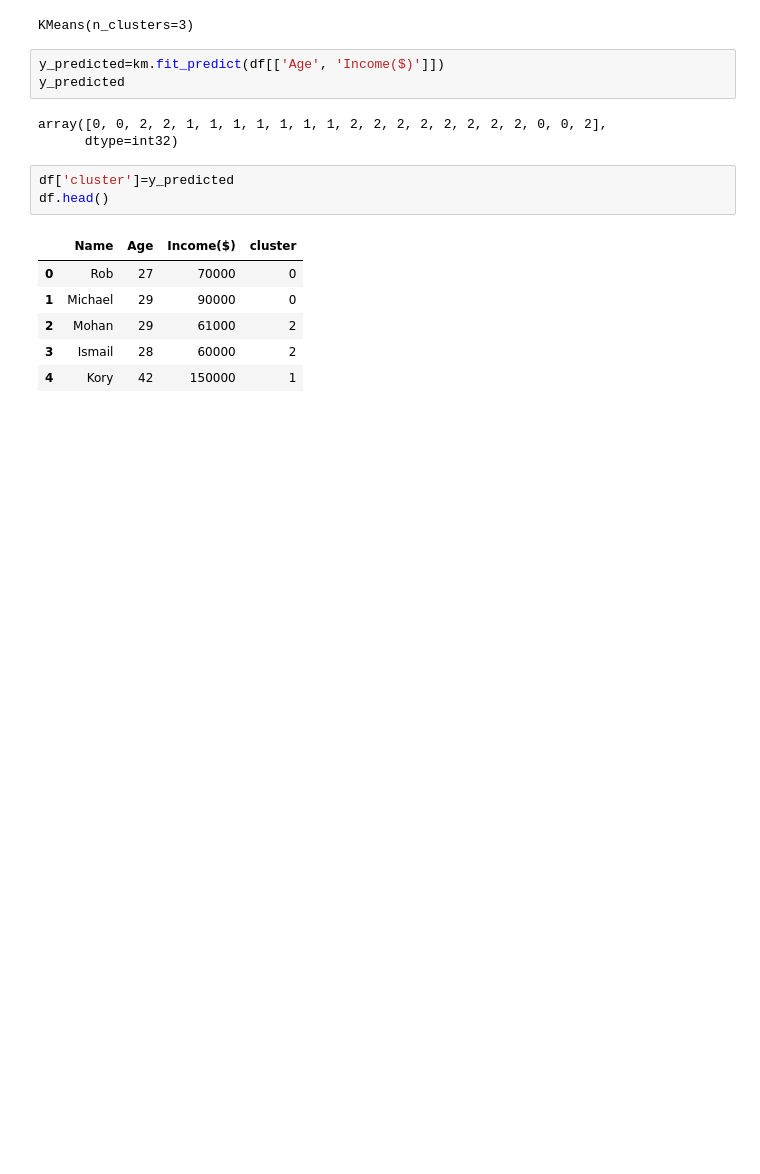
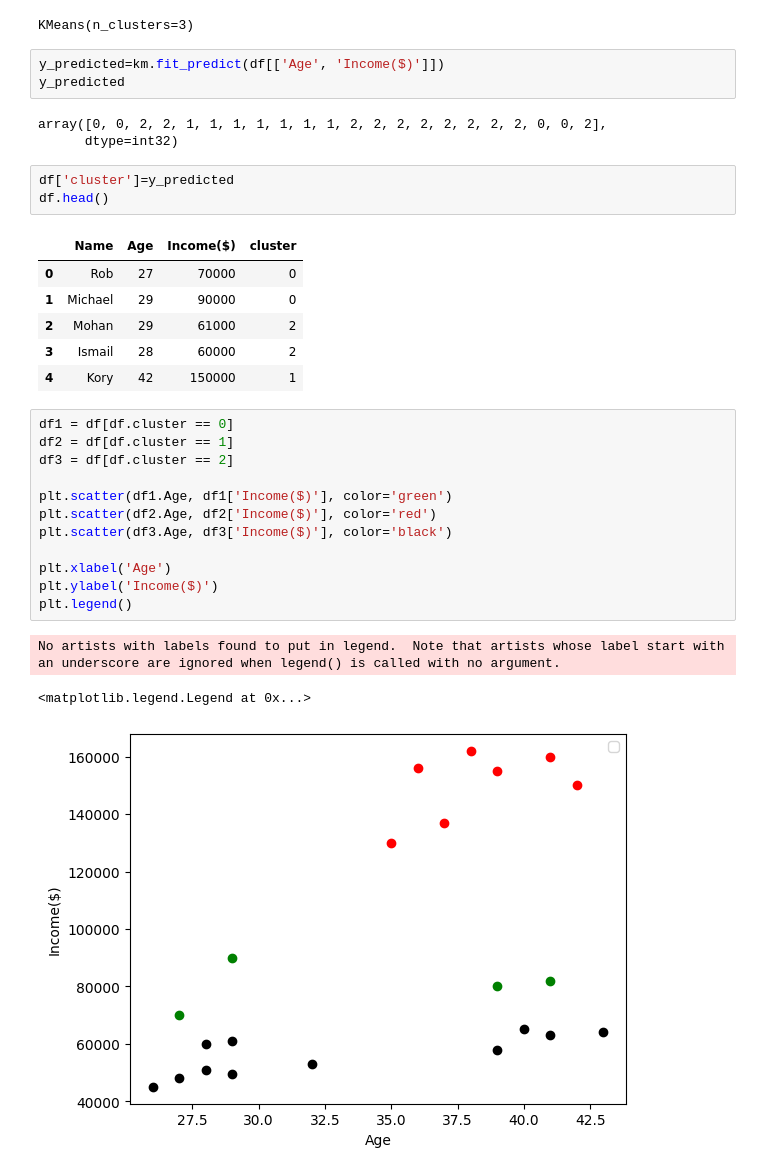
Before and after one commit to Innovanito/Machine-Learning-Tutorial, a Jupyter notebook: K Mean Cluestering Algorithm/ main.ipynb, the cells around one changed output. Saved outputs shown, nothing was run; the diff lists cells and outputs as text; blank space fills up the shorter version.

Commit message:
230130 K clustering exercise done

```diff
--- a/K Mean Cluestering Algorithm/ main.ipynb
+++ b/K Mean Cluestering Algorithm/ main.ipynb
@@ -40,3 +40,19 @@ df.head()
 | 2 | Mohan | 29 | 61000 | 2 |
 | 3 | Ismail | 28 | 60000 | 2 |
 | 4 | Kory | 42 | 150000 | 1 |
+# %%
+df1 = df[df.cluster == 0]
+df2 = df[df.cluster == 1]
+df3 = df[df.cluster == 2]
+
+plt.scatter(df1.Age, df1['Income($)'], color='green')
+plt.scatter(df2.Age, df2['Income($)'], color='red')
+plt.scatter(df3.Age, df3['Income($)'], color='black')
+
+plt.xlabel('Age')
+plt.ylabel('Income($)')
+plt.legend()
+# %% [output]
+No artists with labels found to put in legend.  Note that artists whose label start with an underscore are ignored when legend() is called with no argument.
+<matplotlib.legend.Legend at 0x...>
+[figure, added]
```
Also changed, not shown: parts of 8 cells of this notebook, 1 other file.
